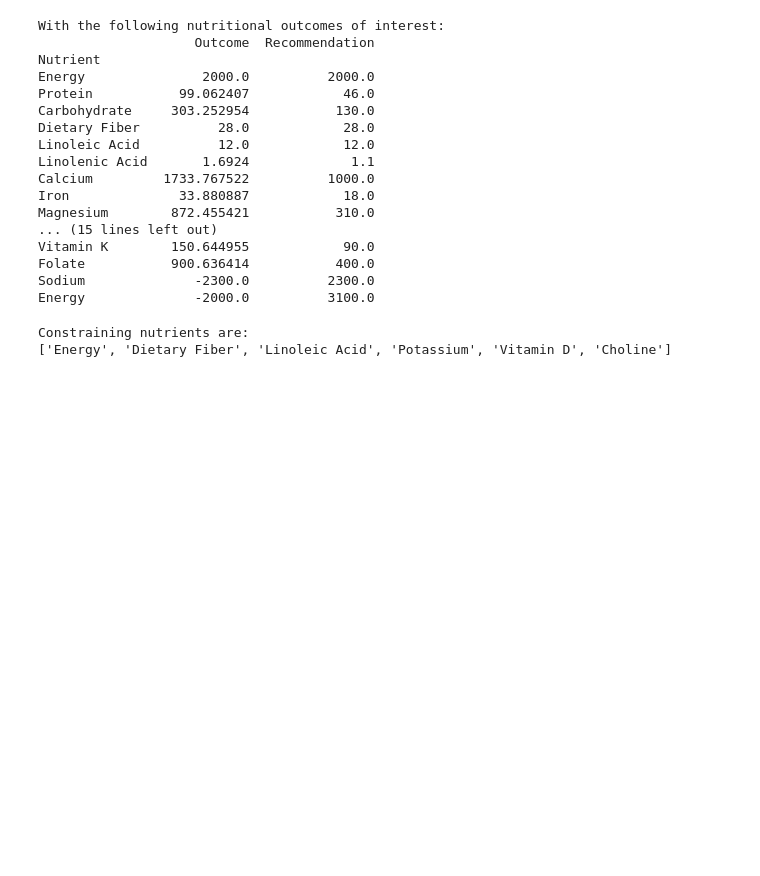
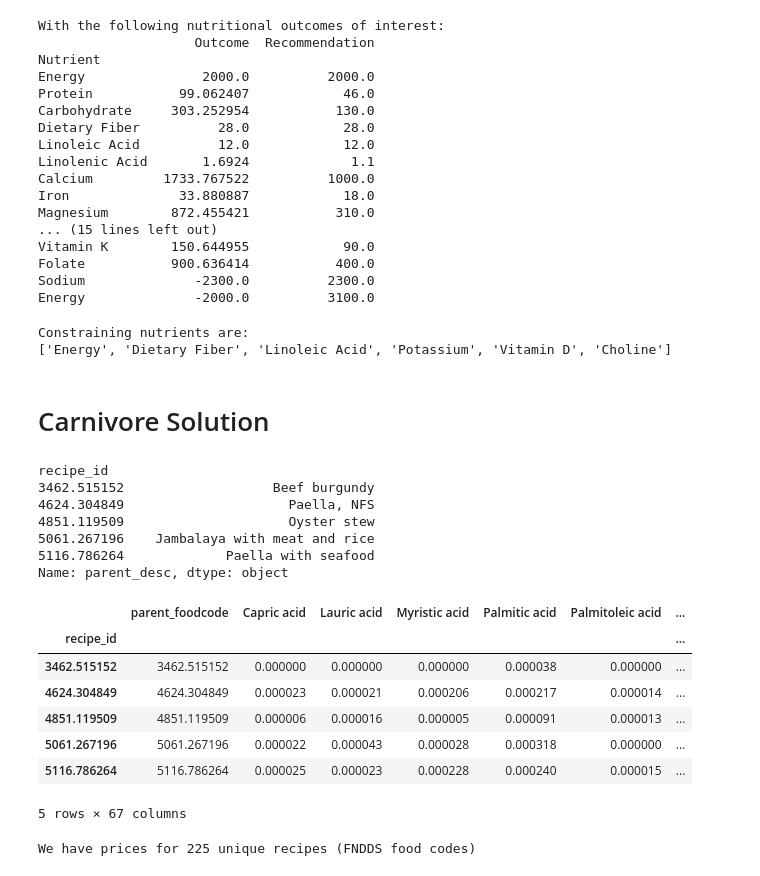
Before and after one commit to panda41983/Project2_EEP153, a Jupyter notebook: Project2.ipynb, the cells around one changed output. Saved outputs shown, nothing was run; the diff lists cells and outputs as text; code cells hidden in the pictures; blank space fills up the shorter version.

Commit message:
attempted carnivore sol

```diff
--- a/Project2.ipynb
+++ b/Project2.ipynb
@@ -804,3 +794,73 @@ print(excess.loc[np.abs(excess) < tol].index.tolist())
 # %% [output]
 Constraining nutrients are:
 ['Energy', 'Dietary Fiber', 'Linoleic Acid', 'Potassium', 'Vitamin D', 'Choline']
+# %% [markdown]
+# Carnivore Solution
+# %%
+carn_recipes = pd.read_csv("Wilbur Atwater min_cost_data - carnivore_recipes.csv")
+# from fndds diet problem: normalize weights to percentage terms.
+carn_recipes["ingred_wt"] = pd.to_numeric(carn_recipes["ingred_wt"], errors="coerce")
+
+carn_recipes['ingred_wt'] = carn_recipes['ingred_wt']/carn_recipes.groupby(['parent_foodcode'])['ingred_wt'].transform("sum")
+
+# we're going to extend the recipes data frame to include the nutrient profiles of its ingredients (in 100g)
+carn_recipes["ingred_code"] = carn_recipes["ingred_code"].astype(str)
+nutrition["ingred_code"] = nutrition["ingred_code"].astype(str)
+carn_df = carn_recipes.merge(nutrition, how="left", on="ingred_code")
+
+# multiply all nutrients per 100g of an ingredient by the weight of that ingredient in a recipe.
+numeric_cols = list(carn_df.select_dtypes(include=["number"]).columns)
+numeric_cols.remove("ingred_wt")
+carn_df[numeric_cols] = carn_df[numeric_cols].mul(carn_df["ingred_wt"], axis=0)
+
+# sum nutrients of food codes (over the multiple ingredients)
+# python tip: one can merge dictionaries dict1 dict2 using **, that is: dict_merge = {**dict1, **dict2}.
+#The ** effectively "unpacks" the key value pairs in each dictionary
+carn_df = carn_df.groupby('parent_foodcode').agg({**{col: "sum" for col in numeric_cols},
+                                        "parent_desc": "first"})
+
+carn_df.index.name = "recipe_id"
+
+food_names_carn = carn_df["parent_desc"]
+print(food_names_carn.head())
+carn_df.head()
+# %% [output]
+recipe_id
+3462.515152                   Beef burgundy
+4624.304849                     Paella, NFS
+4851.119509                     Oyster stew
+5061.267196    Jambalaya with meat and rice
+5116.786264             Paella with seafood
+Name: parent_desc, dtype: object
+|  | parent_foodcode | Capric acid | Lauric acid | Myristic acid | Palmitic acid | Palmitoleic acid | ... |
+| recipe_id |  |  |  |  |  |  | ... |
+| 3462.515152 | 3462.515152 | 0.000000 | 0.000000 | 0.000000 | 0.000038 | 0.000000 | ... |
+| 4624.304849 | 4624.304849 | 0.000023 | 0.000021 | 0.000206 | 0.000217 | 0.000014 | ... |
+| 4851.119509 | 4851.119509 | 0.000006 | 0.000016 | 0.000005 | 0.000091 | 0.000013 | ... |
+| 5061.267196 | 5061.267196 | 0.000022 | 0.000043 | 0.000028 | 0.000318 | 0.000000 | ... |
+| 5116.786264 | 5116.786264 | 0.000025 | 0.000023 | 0.000228 | 0.000240 | 0.000015 | ... |
+5 rows × 67 columns
+# %%
+prices_carn = prices_df[["parent_foodcode", "year", "price"]]
+
+prices_carn = prices_carn.set_index(["year", "parent_foodcode"])
+
+# we'll focus on the latest price data
+prices_carn = prices_carn.xs("2017/2018", level="year")
+
+# drop rows of prices where the price is "NA"
+prices_carn = prices_carn.dropna(subset="price")
+common_recipes = carn_df.index.intersection(prices_carn.index)
+
+# python tip: given a list of indices, "loc" both subsets and sorts.
+
+carn_df = carn_df.loc[common_recipes]
+prices_carn = prices_carn.loc[common_recipes]
+
+# lets remap the price dataframe index to be the actual food names.
+prices_carn.index = prices_carn.index.map(food_names_2)
+A_carn_all = carn_df.T
+
+print(f"We have prices for {prices_carn.shape[0]} unique recipes (FNDDS food codes)")
+# %% [output]
+We have prices for 225 unique recipes (FNDDS food codes)
```
Also changed, not shown: parts of 6 cells of this notebook.
